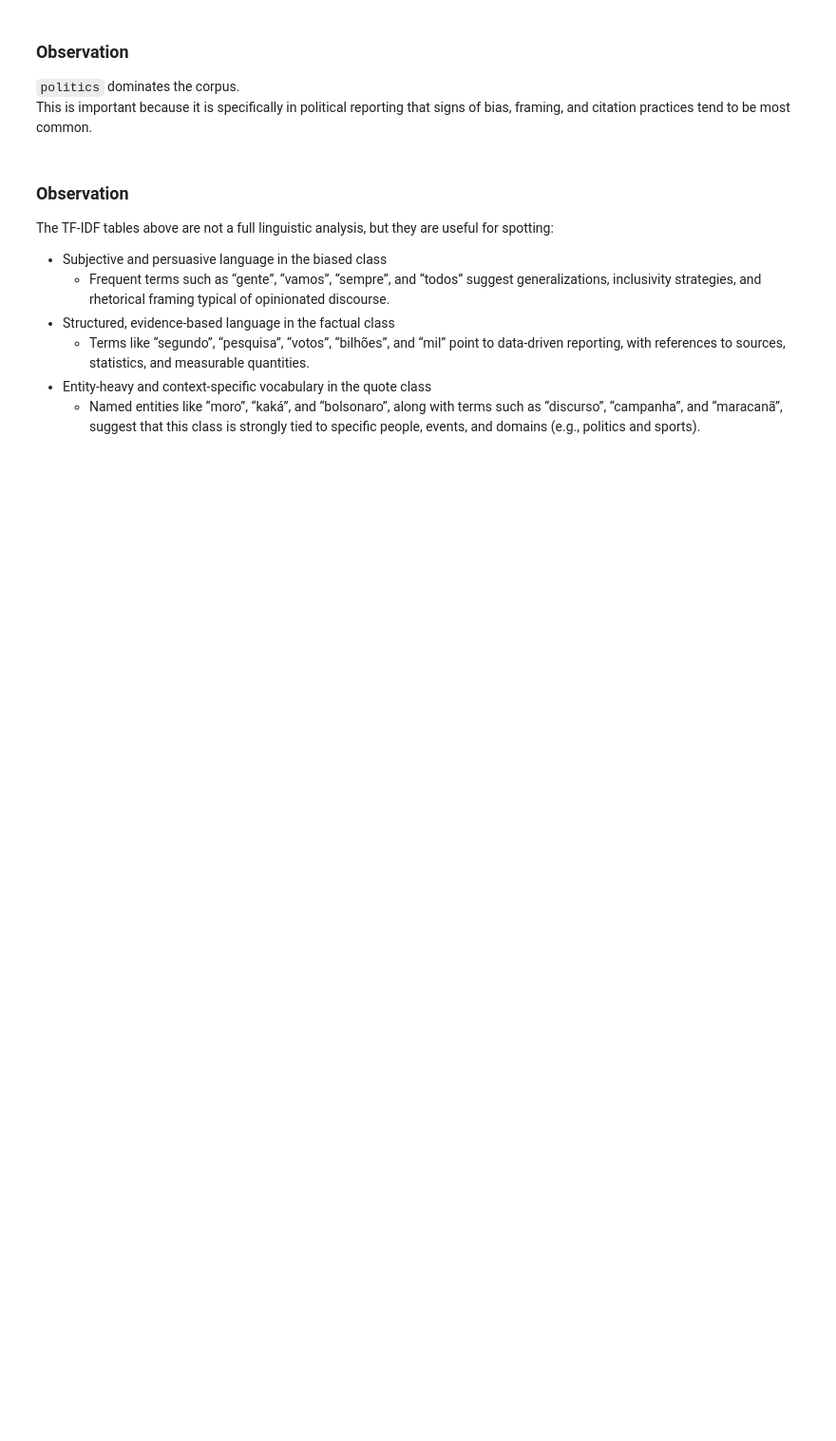
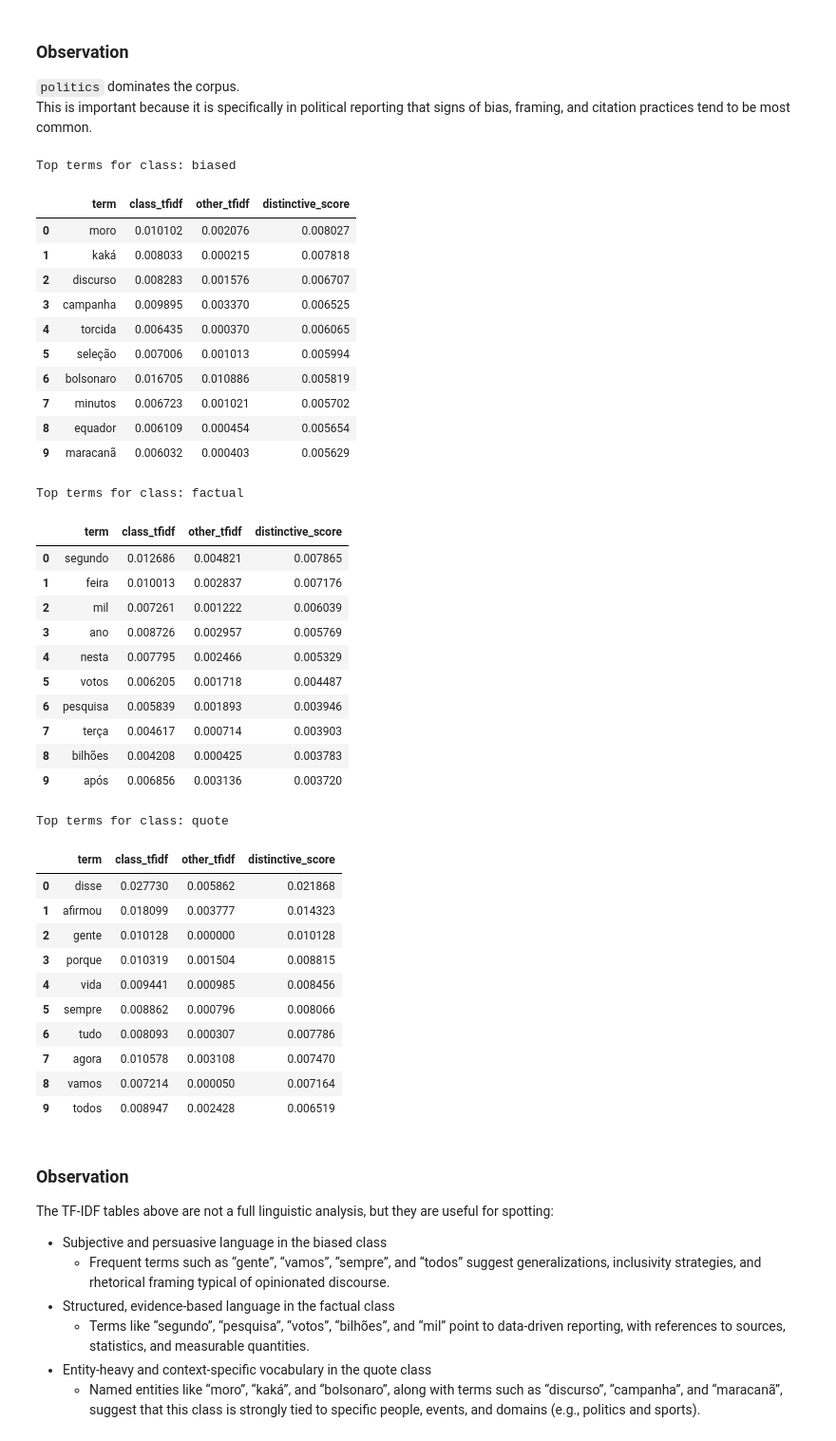
Before and after one commit to tomast100/PLN_Project, a Jupyter notebook: assignment_2.ipynb, the cells around one changed output. Shown at 95% size. Saved outputs shown, nothing was run; the diff lists cells and outputs as text; code cells hidden in the pictures; blank space fills up the shorter version.

```diff
--- a/assignment_2.ipynb
+++ b/assignment_2.ipynb
@@ -268,6 +324,19 @@ plt.show()
 This is important because it is specifically in political reporting that signs of bias, framing, and citation practices tend to be most common.
 # %%
 stop_words_pt = stopwords.words("portuguese")
+
+def clean_text(text: str) -> str:
+    text = str(text).lower()
+    text = text.replace("“", '"').replace("”", '"').replace("‘", "'").replace("’", "'")
+    text = re.sub(r"http\S+|www\.\S+", " ", text)
+    text = re.sub(r"\d+", " ", text)
+    text = re.sub(r"[^\w\sÀ-ÿ\"']", " ", text)
+    text = re.sub(r"_", " ", text)
+    text = re.sub(r"\s+", " ", text).strip()
+    return text
+
+for frame in (df_main, df_fact):
+    frame["text_clean"] = frame["sentences"].apply(clean_text)
 
 def top_tfidf_terms_by_class(df, text_col="sentences", label_col="label", top_n=15):
     texts = df[text_col].fillna("").apply(clean_text)
@@ -280,33 +349,70 @@ def top_tfidf_terms_by_class(df, text_col="sentences", label_col="label", top_n=
         sublinear_tf=True
     )
 
     X = vectorizer.fit_transform(texts)
     vocab = np.array(vectorizer.get_feature_names_out())
 
     results = {}
     for label in sorted(df[label_col].unique()):
         idx = (df[label_col] == label).to_numpy()
 
         class_mean = np.asarray(X[idx].mean(axis=0)).ravel()
         other_mean = np.asarray(X[~idx].mean(axis=0)).ravel()
         score = class_mean - other_mean
 
         top_idx = score.argsort()[::-1][:top_n]
 
         results[label] = pd.DataFrame({
             "term": vocab[top_idx],
             "class_tfidf": class_mean[top_idx],
             "other_tfidf": other_mean[top_idx],
             "distinctive_score": score[top_idx]
         })
 
     return results
 
 top_terms = top_tfidf_terms_by_class(df_main, top_n=10)
 
 for label, table in top_terms.items():
     print(f"Top terms for class: {label}")
     display(table)
+# %% [output]
+Top terms for class: biased
+|  | term | class_tfidf | other_tfidf | distinctive_score |
+| 0 | moro | 0.010102 | 0.002076 | 0.008027 |
+| 1 | kaká | 0.008033 | 0.000215 | 0.007818 |
+| 2 | discurso | 0.008283 | 0.001576 | 0.006707 |
+| 3 | campanha | 0.009895 | 0.003370 | 0.006525 |
+| 4 | torcida | 0.006435 | 0.000370 | 0.006065 |
+| 5 | seleção | 0.007006 | 0.001013 | 0.005994 |
+| 6 | bolsonaro | 0.016705 | 0.010886 | 0.005819 |
+| 7 | minutos | 0.006723 | 0.001021 | 0.005702 |
+| 8 | equador | 0.006109 | 0.000454 | 0.005654 |
+| 9 | maracanã | 0.006032 | 0.000403 | 0.005629 |
+Top terms for class: factual
+|  | term | class_tfidf | other_tfidf | distinctive_score |
+| 0 | segundo | 0.012686 | 0.004821 | 0.007865 |
+| 1 | feira | 0.010013 | 0.002837 | 0.007176 |
+| 2 | mil | 0.007261 | 0.001222 | 0.006039 |
+| 3 | ano | 0.008726 | 0.002957 | 0.005769 |
+| 4 | nesta | 0.007795 | 0.002466 | 0.005329 |
+| 5 | votos | 0.006205 | 0.001718 | 0.004487 |
+| 6 | pesquisa | 0.005839 | 0.001893 | 0.003946 |
+| 7 | terça | 0.004617 | 0.000714 | 0.003903 |
+| 8 | bilhões | 0.004208 | 0.000425 | 0.003783 |
+| 9 | após | 0.006856 | 0.003136 | 0.003720 |
+Top terms for class: quote
+|  | term | class_tfidf | other_tfidf | distinctive_score |
+| 0 | disse | 0.027730 | 0.005862 | 0.021868 |
+| 1 | afirmou | 0.018099 | 0.003777 | 0.014323 |
+| 2 | gente | 0.010128 | 0.000000 | 0.010128 |
+| 3 | porque | 0.010319 | 0.001504 | 0.008815 |
+| 4 | vida | 0.009441 | 0.000985 | 0.008456 |
+| 5 | sempre | 0.008862 | 0.000796 | 0.008066 |
+| 6 | tudo | 0.008093 | 0.000307 | 0.007786 |
+| 7 | agora | 0.010578 | 0.003108 | 0.007470 |
+| 8 | vamos | 0.007214 | 0.000050 | 0.007164 |
+| 9 | todos | 0.008947 | 0.002428 | 0.006519 |
 # %% [markdown]
 ### Observation
 
```
Also changed, not shown: parts of 14 cells of this notebook.
